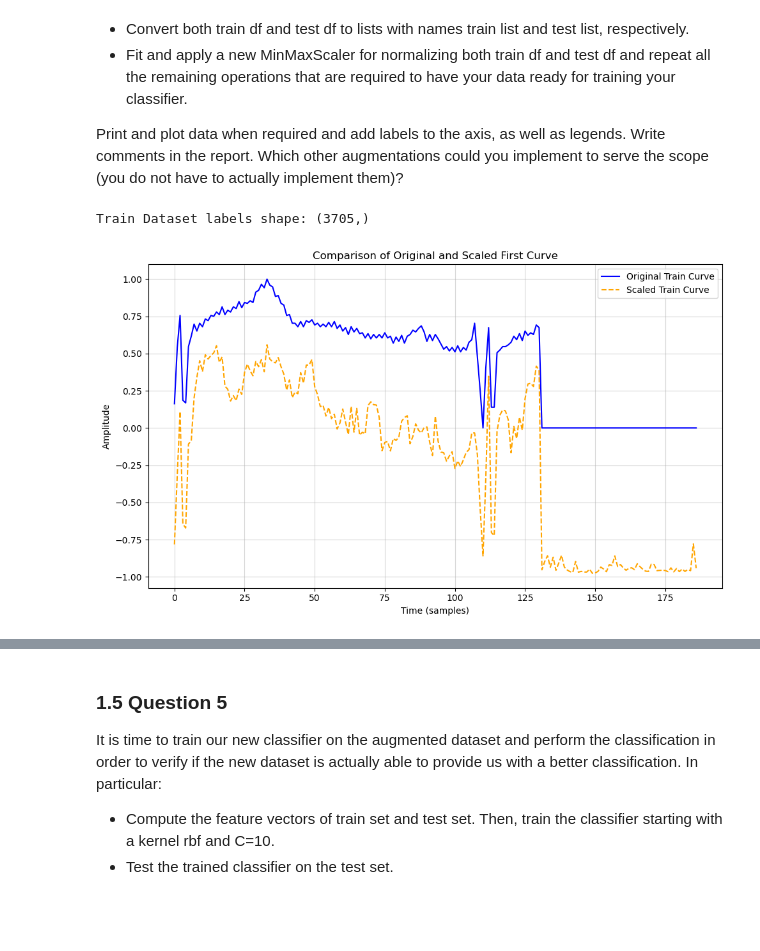
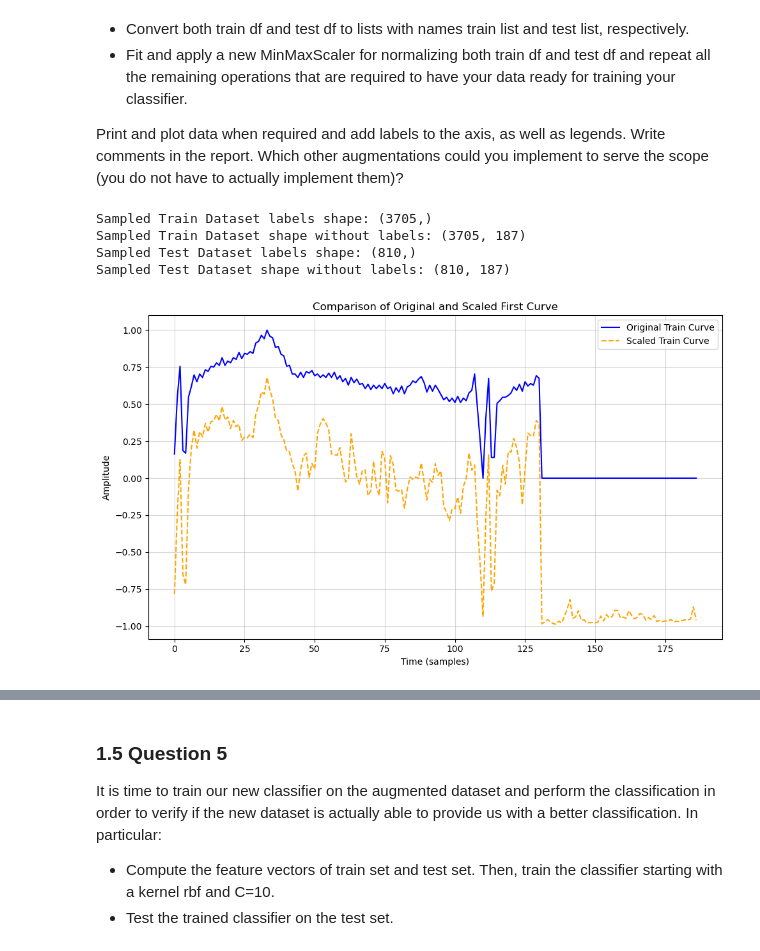
Before and after one commit to Carmenfranci/CMRM-HW1, a Jupyter notebook: Homework1.ipynb, the cells around one changed output, grey strips where cells are left out. Cells and saved outputs as stored; diff of their text form; code cells hidden in the pictures; blank space fills up the shorter version.

```diff
--- a/Homework1.ipynb
+++ b/Homework1.ipynb
@@ -934,43 +940,44 @@ Print and plot data when required and add labels to the axis, as well as legends
 # %%
 # Preprocessing
 
 
 # Extract the last column (labels) as a Series
 labels_train = train_df.iloc[:, -1]
-print("Train Dataset labels shape:", labels_train.shape)
+print("Sampled Train Dataset labels shape:", labels_train.shape)
 # Convert the Series to a list
 labels_train = labels_train.tolist()
 # Remove the last column (labels) from the DataFrame
 train_df = train_df.iloc[:, :-1]
-#print("Train Dataset shape (without labels):", train_df.shape)
+print("Sampled Train Dataset shape without labels:", train_df.shape)
 
-
-# labels_test = test_df.iloc[: ,-1]
-# print("Subsampled Test Dataset labels shape:", labels_test.shape)
-# labels_test = test_df.iloc[: ,-1].tolist()
-# test_df = test_df.iloc[:, :-1]
-# print("Subsampled Test Dataset shape without labels:", test_df.shape)
-# -> see question 1
+labels_test = test_df.iloc[: ,-1]
+print("Sampled Test Dataset labels shape:", labels_test.shape)
+labels_test = test_df.iloc[: ,-1].tolist()
+test_df = test_df.iloc[:, :-1]
+print("Sampled Test Dataset shape without labels:", test_df.shape)
 
 
 # Convert the values of train dataset and test dataset to lists
 train_list = train_df.values.tolist()
-# test_list = test_df.values.tolist() -> see question 2
+test_list = test_df.values.tolist()
 
 # Define the MinMaxScaler with the desired range
-# scaler = MinMaxScaler(feature_range=(-1, 1)) -> see question 2
+scaler = MinMaxScaler(feature_range=(-1, 1))
 
 # Apply the scaler to the training data and store the result in train_set
 train_set = scaler.fit_transform(train_list)
 
 # Apply the same scaler to the test data and store the result in test_set
-# test_set = scaler.transform(test_list) -> see question 2
+test_set = scaler.transform(test_list)
 
 # Plot the first curve from train_list and train_set
 plot_overlaid_functions(train_list[0], train_set[0], func1_label="Original Train Curve", func2_label="Scaled Train Curve", fig_label="Comparison of Original and Scaled First Curve")
 # %% [output]
-Train Dataset labels shape: (3705,)
+Sampled Train Dataset labels shape: (3705,)
+Sampled Train Dataset shape without labels: (3705, 187)
+Sampled Test Dataset labels shape: (810,)
+Sampled Test Dataset shape without labels: (810, 187)
-[figure, old version]
+[figure, new version]
 # %%
 # Count the values for each class
 
```
Also changed, not shown: parts of 15 cells of this notebook, 14 other files.
